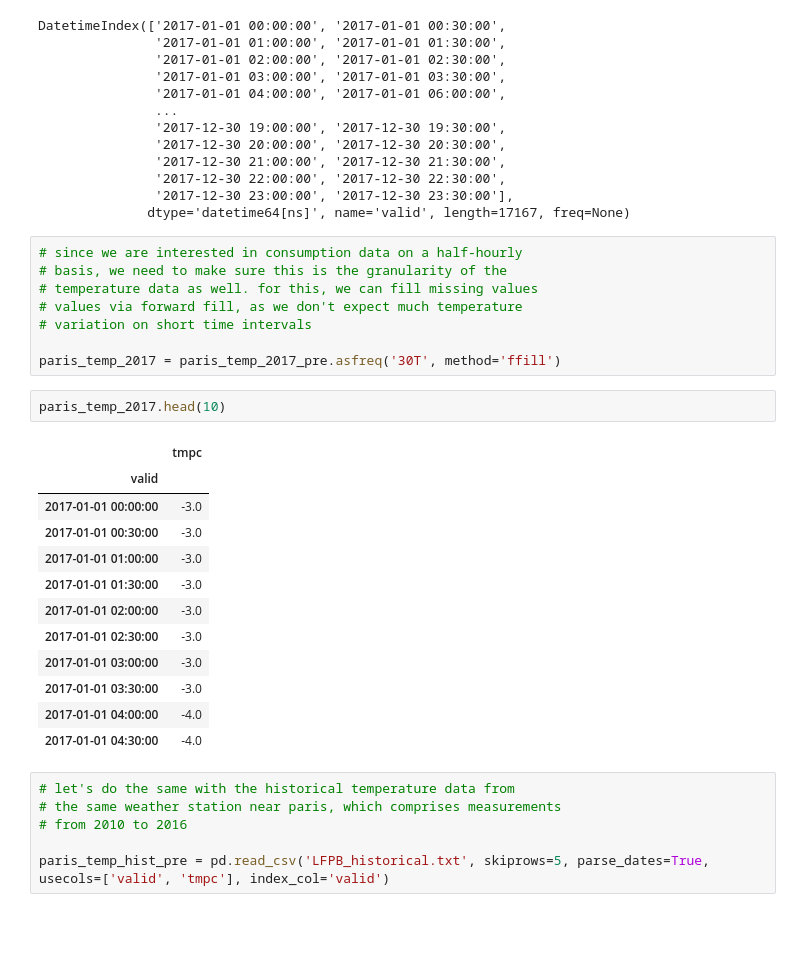
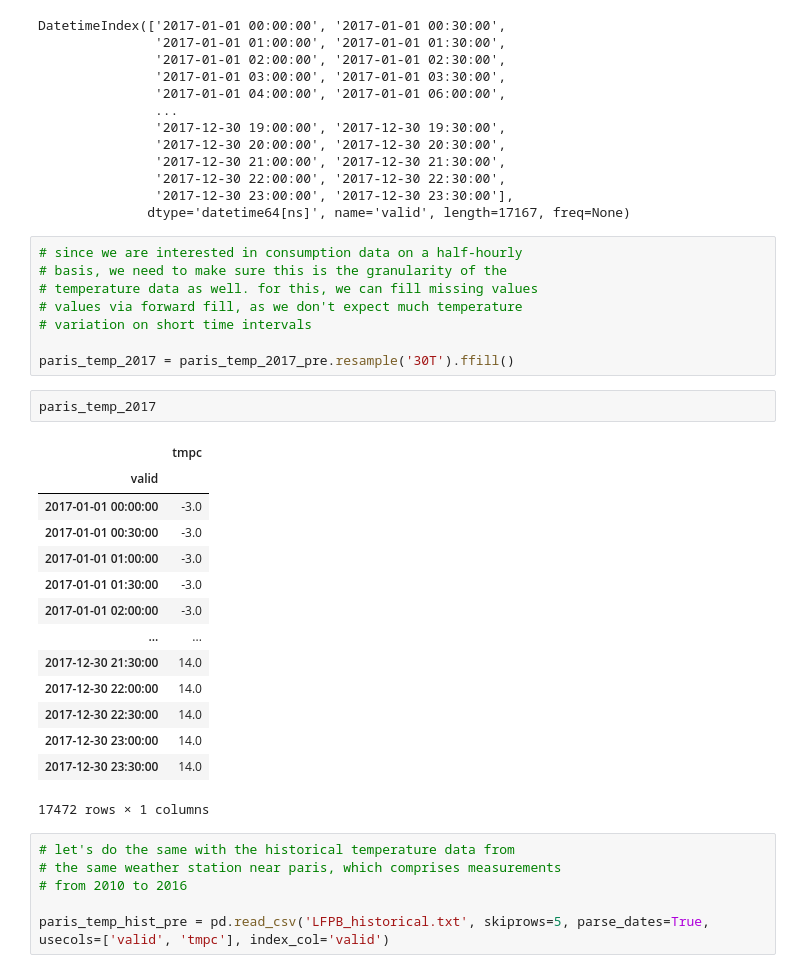
Before and after one commit to camilo-s/Aufgabe, a Jupyter notebook: aufgabe_draft.ipynb, the cells around one changed output. Saved outputs shown, nothing was run; the diff lists cells and outputs as text; blank space fills up the shorter version.

```diff
--- a/aufgabe_draft.ipynb
+++ b/aufgabe_draft.ipynb
@@ -230,22 +232,24 @@ DatetimeIndex(['2017-01-01 00:00:00', '2017-01-01 00:30:00',
 # values via forward fill, as we don't expect much temperature
 # variation on short time intervals
 
-paris_temp_2017 = paris_temp_2017_pre.asfreq('30T', method='ffill')
+paris_temp_2017 = paris_temp_2017_pre.resample('30T').ffill()
 # %%
-paris_temp_2017.head(10)
+paris_temp_2017
 # %% [output]
 |  | tmpc |
 | valid |  |
 | 2017-01-01 00:00:00 | -3.0 |
 | 2017-01-01 00:30:00 | -3.0 |
 | 2017-01-01 01:00:00 | -3.0 |
 | 2017-01-01 01:30:00 | -3.0 |
 | 2017-01-01 02:00:00 | -3.0 |
-| 2017-01-01 02:30:00 | -3.0 |
-| 2017-01-01 03:00:00 | -3.0 |
-| 2017-01-01 03:30:00 | -3.0 |
-| 2017-01-01 04:00:00 | -4.0 |
-| 2017-01-01 04:30:00 | -4.0 |
+| ... | ... |
+| 2017-12-30 21:30:00 | 14.0 |
+| 2017-12-30 22:00:00 | 14.0 |
+| 2017-12-30 22:30:00 | 14.0 |
+| 2017-12-30 23:00:00 | 14.0 |
+| 2017-12-30 23:30:00 | 14.0 |
+17472 rows × 1 columns
 # %%
 # let's do the same with the historical temperature data from
 # the same weather station near paris, which comprises measurements
```
Also changed, not shown: parts of 30 cells of this notebook.
